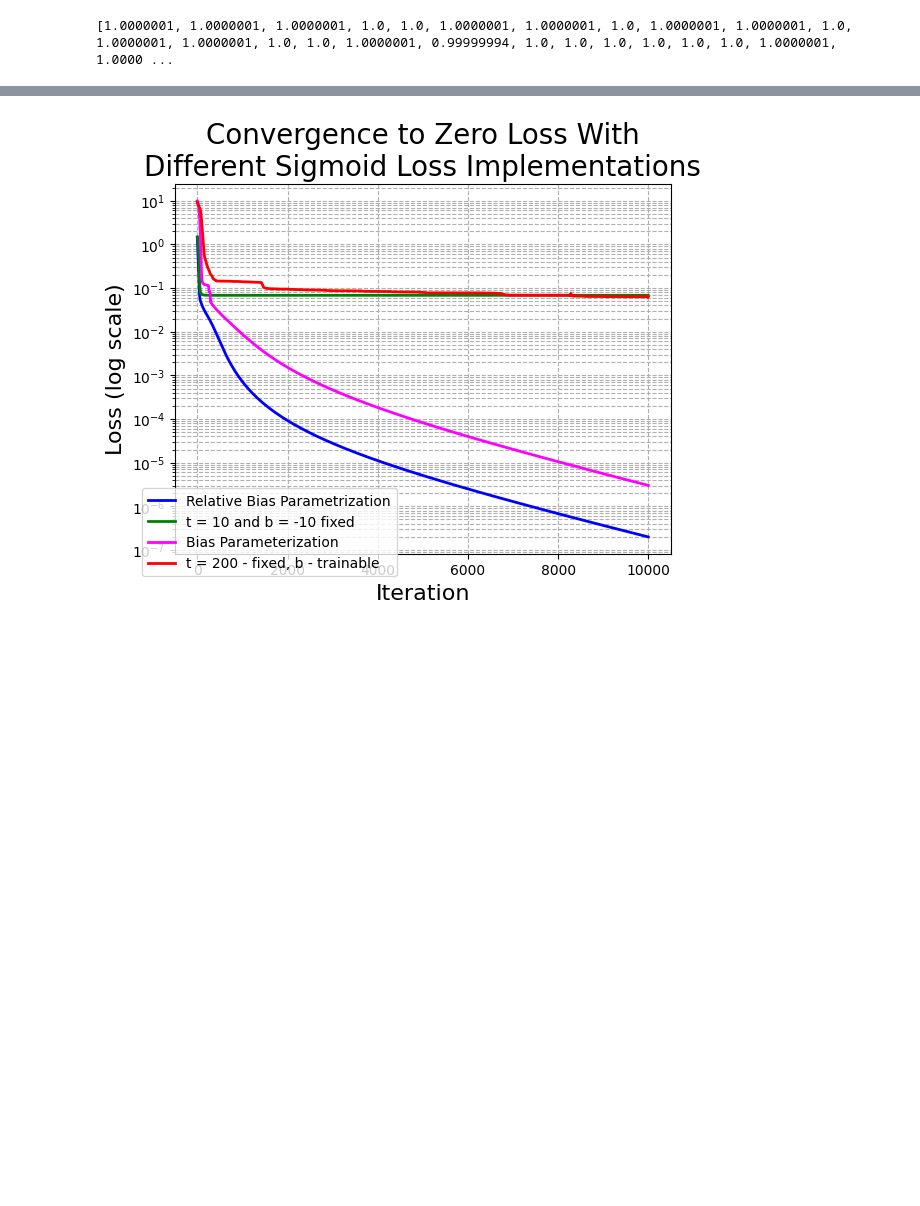
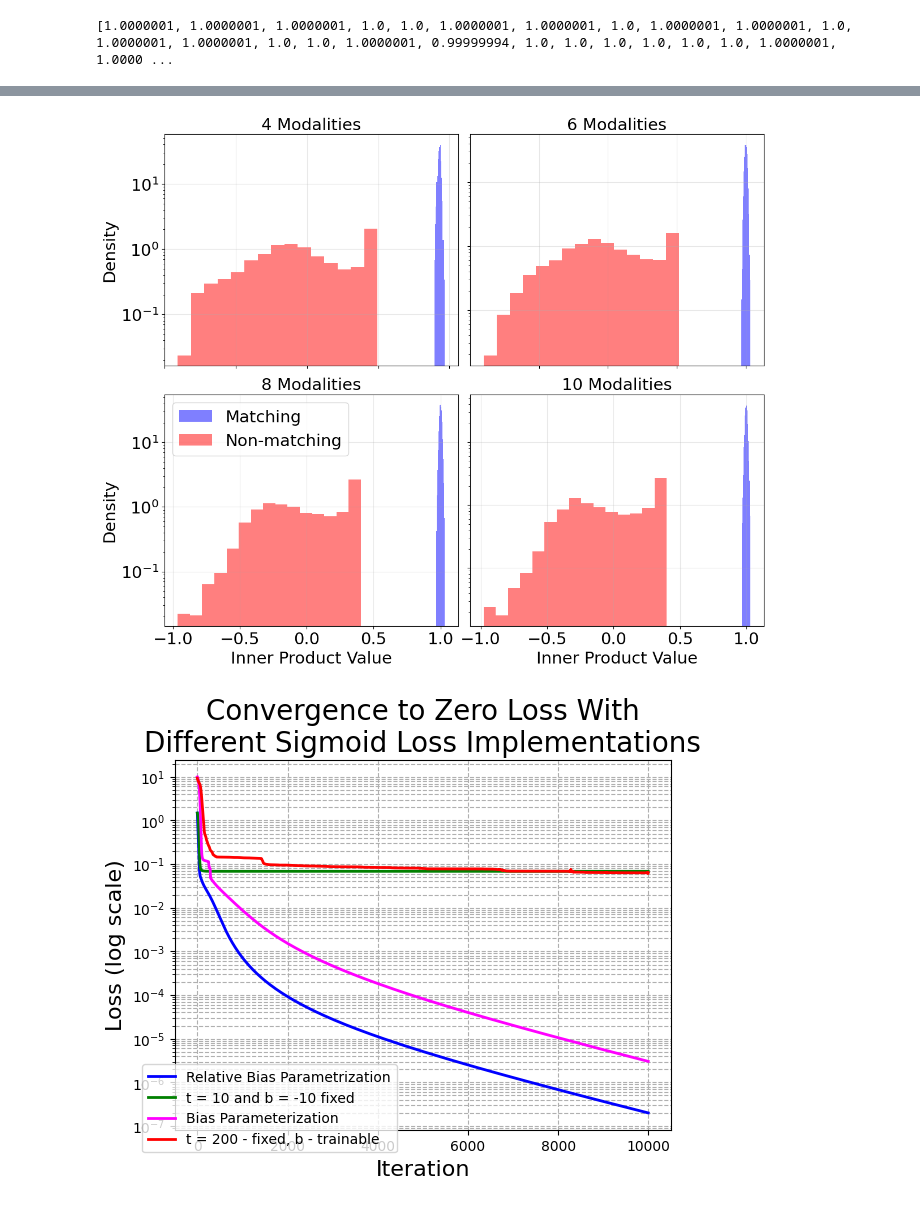
Before and after one commit to BangachevKiril/RepresentationLearningTheory, a Jupyter notebook: SigLIP/MoreModalities.ipynb, the cells around one changed output, grey strips where cells are left out. Cells and saved outputs as stored; diff of their text form; code cells hidden in the pictures; blank space fills up the shorter version.

```diff
--- a/SigLIP/MoreModalities.ipynb
+++ b/SigLIP/MoreModalities.ipynb
@@ -681,3 +645,55 @@ plt.show()
+# %%
+fig, axes = plt.subplots(2, 2, figsize=(12, 10))
+axes = axes.flatten()
+
+for idx, (ax, n_mod) in enumerate(zip(axes, modalities_list)):
+    final_vecs = all_results[n_mod]
+    matching = []
+    non_matching = []
+
+    for i in range(n_mod):
+        for j in range(i+1, n_mod):
+            ip = final_vecs[i] @ final_vecs[j].T  # inner product matrix
+            diag = ip.diag().numpy()
+            # Add Gaussian noise to matching inner products
+            matching.extend(diag + np.random.normal(0, 0.01, size=diag.shape))
+
+            mask = ~np.eye(n_classes, dtype=bool)
+            non_diag = ip.numpy()[mask]
+            non_matching.extend(non_diag)
+
+    ax.hist(matching, bins=15, alpha=0.5, label='Matching', color = 'blue', density=True, log=True)
+    ax.hist(non_matching, bins=15, alpha=0.5, label='Non-matching', color = 'red', density=True, log=True)
+
+    ax.set_title(f'{n_mod} Modalities', fontsize=21)
+
+    # Only show x labels for bottom plots
+    if idx >= 2:
+        ax.set_xlabel('Inner Product Value', fontsize=21)
+    else:
+        ax.set_xlabel('')
+        ax.tick_params(axis='x', which='both', labelbottom=False)
+
+    # Only show y labels for left plots
+    if idx % 2 == 0:
+        ax.set_ylabel('Density', fontsize=21)
+    else:
+        ax.set_ylabel('')
+        ax.tick_params(axis='y', which='both', labelleft=False)
+
+    # Only show legend on bottom left plot
+    if idx == 2:
+        ax.legend(fontsize=21)
+    else:
+        ax.legend().remove()
+
+    ax.grid(alpha=0.3)
+    ax.tick_params(axis='both', which='major', labelsize=21)
+
+plt.tight_layout()
+plt.show()
+# %% [output]
+[figure, added]
 # %%
 #plt.figure(figsize=(8, 6))
 iters= np.arange(10000)
```
Also changed, not shown: parts of 2 cells of this notebook.
